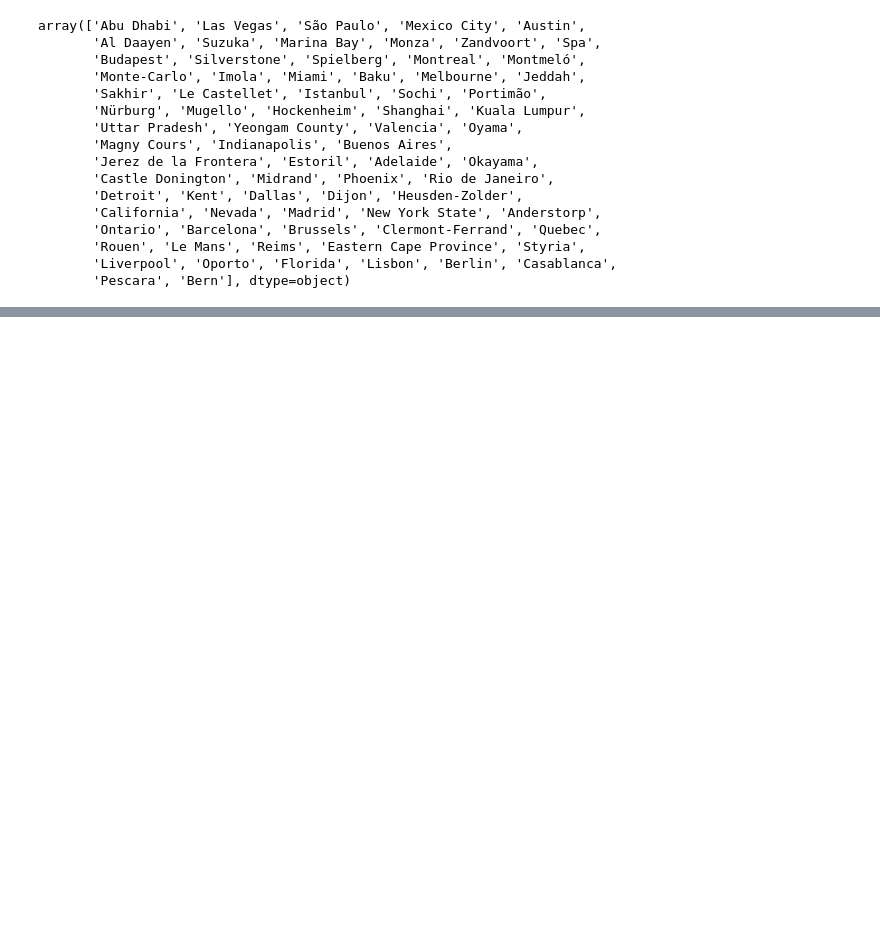
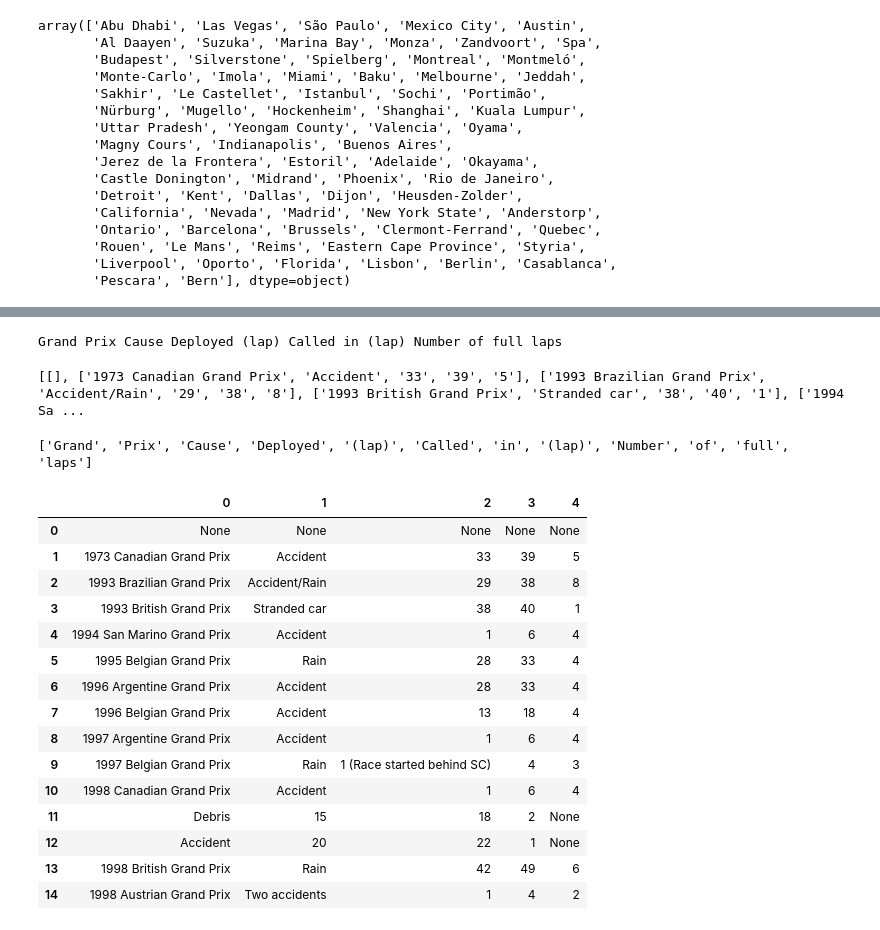
Before and after one commit to JuanGouveia/ETL-Project, a Jupyter notebook: code/book.ipynb, the cells around one changed output, grey strips where cells are left out. Drawn from its saved outputs; the diff is of its cells as text; code cells hidden in the pictures; blank space fills up the shorter version.

```diff
--- a/code/book.ipynb
+++ b/code/book.ipynb
@@ -215,0 +224,3 @@ driver.get('https://f1.fandom.com/wiki/Safety_Car')
+# %%
+tabla = driver.find_elements(By.TAG_NAME, 'table')
+len(tabla)
@@ -215,0 +249,53 @@ driver.get('https://f1.fandom.com/wiki/Safety_Car')
+# %%
+filas = tabla[1].find_elements(By.TAG_NAME, 'tr')
+print(filas[0].text)
+# %% [output]
+Grand Prix Cause Deployed (lap) Called in (lap) Number of full laps
+# %%
+data = []
+
+
+for f in filas:
+
+    elems = f.find_elements(By.TAG_NAME, 'td')
+
+    tmp = []
+
+    for e in elems:
+        tmp.append(e.text)
+
+    data.append(tmp)
+
+
+print(data)
+# %% [output]
+[[], ['1973 Canadian Grand Prix', 'Accident', '33', '39', '5'], ['1993 Brazilian Grand Prix', 'Accident/Rain', '29', '38', '8'], ['1993 British Grand Prix', 'Stranded car', '38', '40', '1'], ['1994 Sa ...
+# %%
+cab = tabla[1].find_element(By.TAG_NAME, 'tr')
+
+texto = cab
+tempo = texto.text.split()
+print(tempo)
+# %% [output]
+['Grand', 'Prix', 'Cause', 'Deployed', '(lap)', 'Called', 'in', '(lap)', 'Number', 'of', 'full', 'laps']
+# %%
+df = pd.DataFrame(data)
+
+df.head(15)
+# %% [output]
+|  | 0 | 1 | 2 | 3 | 4 |
+| 0 | None | None | None | None | None |
+| 1 | 1973 Canadian Grand Prix | Accident | 33 | 39 | 5 |
+| 2 | 1993 Brazilian Grand Prix | Accident/Rain | 29 | 38 | 8 |
+| 3 | 1993 British Grand Prix | Stranded car | 38 | 40 | 1 |
+| 4 | 1994 San Marino Grand Prix | Accident | 1 | 6 | 4 |
+| 5 | 1995 Belgian Grand Prix | Rain | 28 | 33 | 4 |
+| 6 | 1996 Argentine Grand Prix | Accident | 28 | 33 | 4 |
+| 7 | 1996 Belgian Grand Prix | Accident | 13 | 18 | 4 |
+| 8 | 1997 Argentine Grand Prix | Accident | 1 | 6 | 4 |
+| 9 | 1997 Belgian Grand Prix | Rain | 1 (Race started behind SC) | 4 | 3 |
+| 10 | 1998 Canadian Grand Prix | Accident | 1 | 6 | 4 |
+| 11 | Debris | 15 | 18 | 2 | None |
+| 12 | Accident | 20 | 22 | 1 | None |
+| 13 | 1998 British Grand Prix | Rain | 42 | 49 | 6 |
+| 14 | 1998 Austrian Grand Prix | Two accidents | 1 | 4 | 2 |
```
Also changed, not shown: parts of 32 cells of this notebook.
